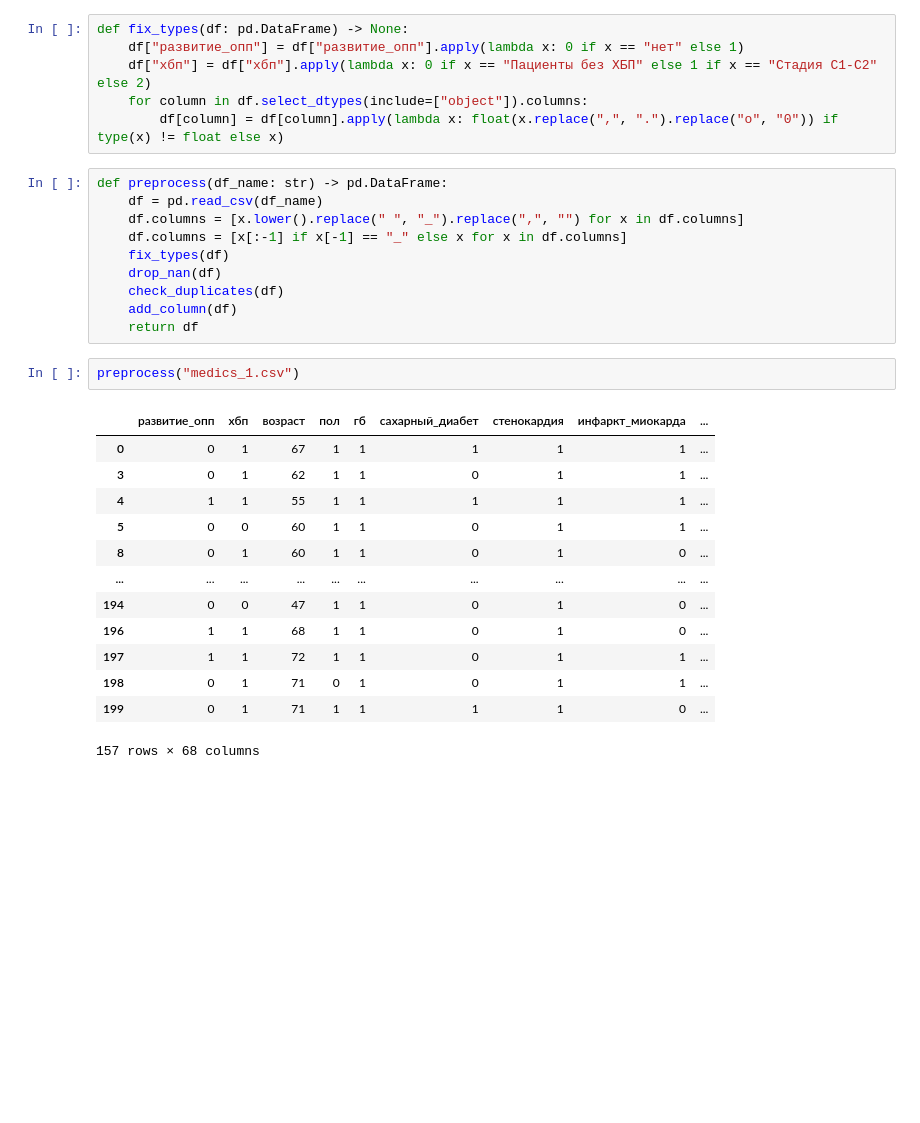
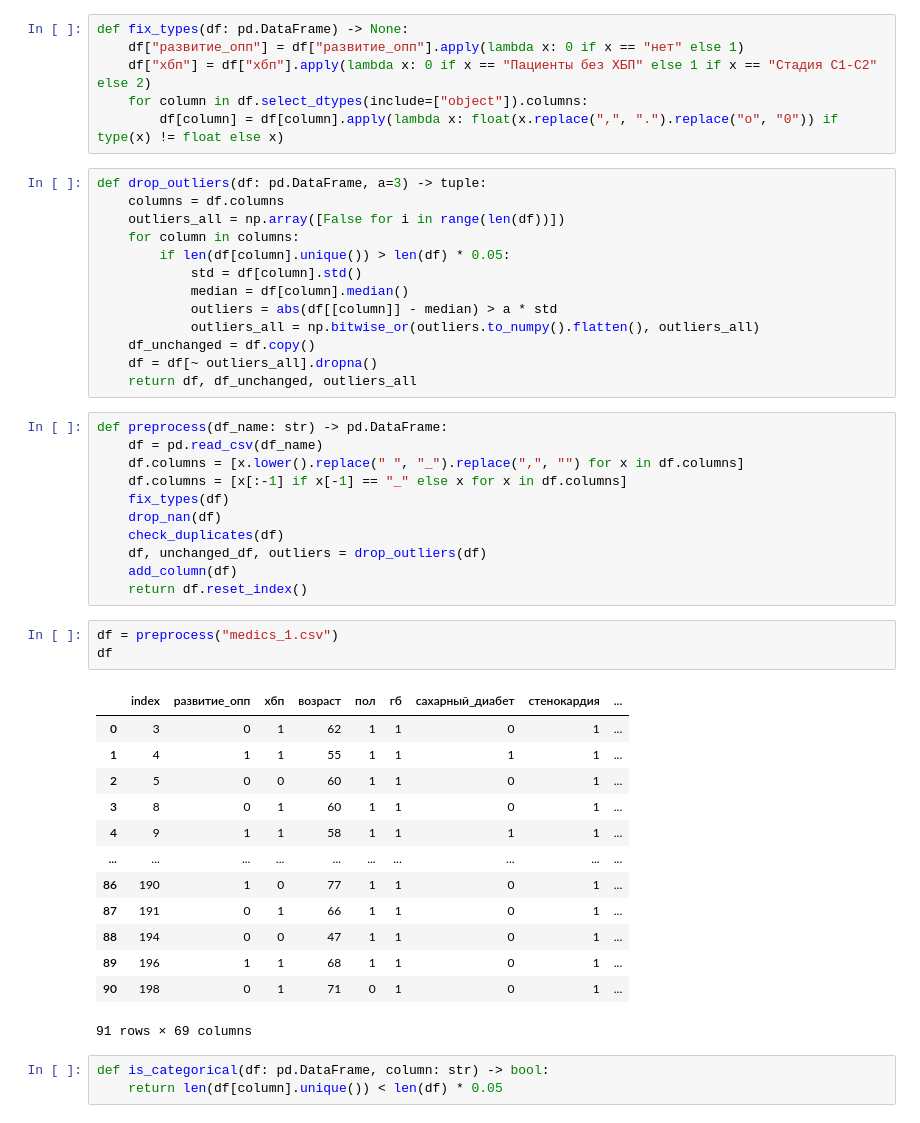
Before and after one commit to Ipopuk/Data_Analysis_Medics, a Jupyter notebook: data_analysis_medics.ipynb, the cells around one changed output. Cells and saved outputs as stored; diff of their text form; blank space fills up the shorter version.

```diff
--- a/data_analysis_medics.ipynb
+++ b/data_analysis_medics.ipynb
@@ -22,6 +48,19 @@ def fix_types(df: pd.DataFrame) -> None:
     df["хбп"] = df["хбп"].apply(lambda x: 0 if x == "Пациенты без ХБП" else 1 if x == "Стадия C1-C2" else 2)
     for column in df.select_dtypes(include=["object"]).columns:
         df[column] = df[column].apply(lambda x: float(x.replace(",", ".").replace("o", "0")) if type(x) != float else x)
+# %%
+def drop_outliers(df: pd.DataFrame, a=3) -> tuple:
+    columns = df.columns
+    outliers_all = np.array([False for i in range(len(df))])
+    for column in columns:
+        if len(df[column].unique()) > len(df) * 0.05:
+            std = df[column].std()
+            median = df[column].median()
+            outliers = abs(df[[column]] - median) > a * std
+            outliers_all = np.bitwise_or(outliers.to_numpy().flatten(), outliers_all)
+    df_unchanged = df.copy()
+    df = df[~ outliers_all].dropna()
+    return df, df_unchanged, outliers_all
 # %%
 def preprocess(df_name: str) -> pd.DataFrame:
     df = pd.read_csv(df_name)
@@ -30,21 +69,26 @@ def preprocess(df_name: str) -> pd.DataFrame:
     fix_types(df)
     drop_nan(df)
     check_duplicates(df)
+    df, unchanged_df, outliers = drop_outliers(df)
     add_column(df)
-    return df
+    return df.reset_index()
 # %%
-preprocess("medics_1.csv")
+df = preprocess("medics_1.csv")
+df
 # %% [output]
-|  | развитие_опп | хбп | возраст | пол | гб | сахарный_диабет | стенокардия | инфаркт_миокарда | ... |
-| 0 | 0 | 1 | 67 | 1 | 1 | 1 | 1 | 1 | ... |
-| 3 | 0 | 1 | 62 | 1 | 1 | 0 | 1 | 1 | ... |
-| 4 | 1 | 1 | 55 | 1 | 1 | 1 | 1 | 1 | ... |
-| 5 | 0 | 0 | 60 | 1 | 1 | 0 | 1 | 1 | ... |
-| 8 | 0 | 1 | 60 | 1 | 1 | 0 | 1 | 0 | ... |
+|  | index | развитие_опп | хбп | возраст | пол | гб | сахарный_диабет | стенокардия | ... |
+| 0 | 3 | 0 | 1 | 62 | 1 | 1 | 0 | 1 | ... |
+| 1 | 4 | 1 | 1 | 55 | 1 | 1 | 1 | 1 | ... |
+| 2 | 5 | 0 | 0 | 60 | 1 | 1 | 0 | 1 | ... |
+| 3 | 8 | 0 | 1 | 60 | 1 | 1 | 0 | 1 | ... |
+| 4 | 9 | 1 | 1 | 58 | 1 | 1 | 1 | 1 | ... |
 | ... | ... | ... | ... | ... | ... | ... | ... | ... | ... |
-| 194 | 0 | 0 | 47 | 1 | 1 | 0 | 1 | 0 | ... |
-| 196 | 1 | 1 | 68 | 1 | 1 | 0 | 1 | 0 | ... |
-| 197 | 1 | 1 | 72 | 1 | 1 | 0 | 1 | 1 | ... |
-| 198 | 0 | 1 | 71 | 0 | 1 | 0 | 1 | 1 | ... |
-| 199 | 0 | 1 | 71 | 1 | 1 | 1 | 1 | 0 | ... |
+| 86 | 190 | 1 | 0 | 77 | 1 | 1 | 0 | 1 | ... |
+| 87 | 191 | 0 | 1 | 66 | 1 | 1 | 0 | 1 | ... |
+| 88 | 194 | 0 | 0 | 47 | 1 | 1 | 0 | 1 | ... |
+| 89 | 196 | 1 | 1 | 68 | 1 | 1 | 0 | 1 | ... |
+| 90 | 198 | 0 | 1 | 71 | 0 | 1 | 0 | 1 | ... |
-157 rows × 68 columns
+91 rows × 69 columns
+# %%
+def is_categorical(df: pd.DataFrame, column: str) -> bool:
+    return len(df[column].unique()) < len(df) * 0.05
```
Also changed, not shown: parts of 27 cells of this notebook, 1 other file.
